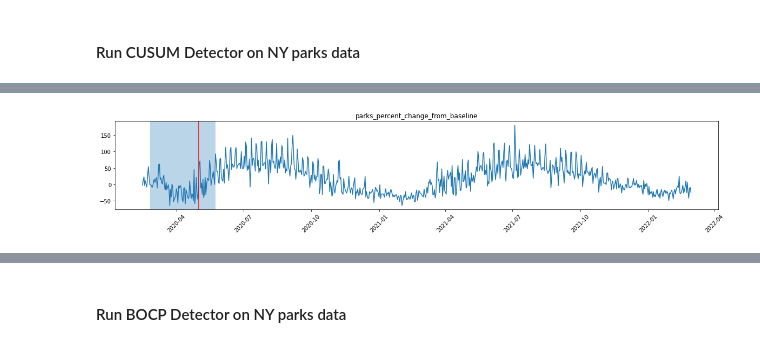
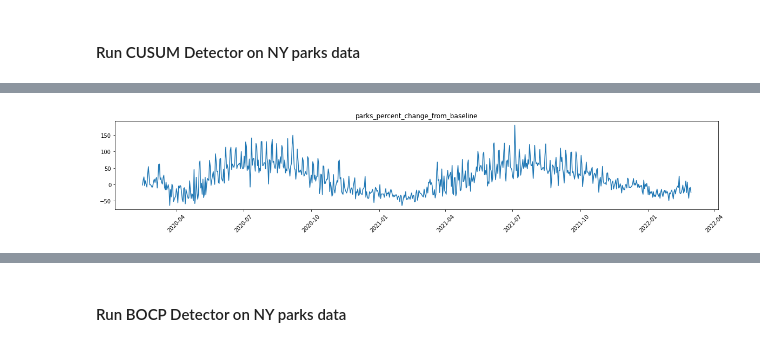
Before and after one commit to sharmeelee/Changepoint-Detection-Capstone, a Jupyter notebook: Final Drafts/FinalDraft2.ipynb, the cells around one changed output, grey strips where cells are left out. Cells and saved outputs as stored; diff of their text form; code cells hidden in the pictures.

```diff
--- a/Final Drafts/FinalDraft2.ipynb
+++ b/Final Drafts/FinalDraft2.ipynb
@@ -589,7 +564,7 @@ from kats.consts import TimeSeriesData,TimeSeriesChangePoint
 NYdf['time']=pd.to_datetime(NYdf['date'])
 tsd = TimeSeriesData(NYdf.loc[:,['time', 'parks_percent_change_from_baseline']])
 detector = CUSUMDetector(tsd)
-change_points = detector.detector(interest_window =[10,100],threshold=0.05)
+change_points = detector.detector()
 plt.title('parks_percent_change_from_baseline')
 plt.rcParams["figure.figsize"] = (20,3)
 plt.xticks(rotation=45)
@@ -602 +578 @@ for i in range(0,len(change_points)):
-[figure, old version]
+[figure, new version]
```
Also changed, not shown: parts of 8 cells of this notebook.
